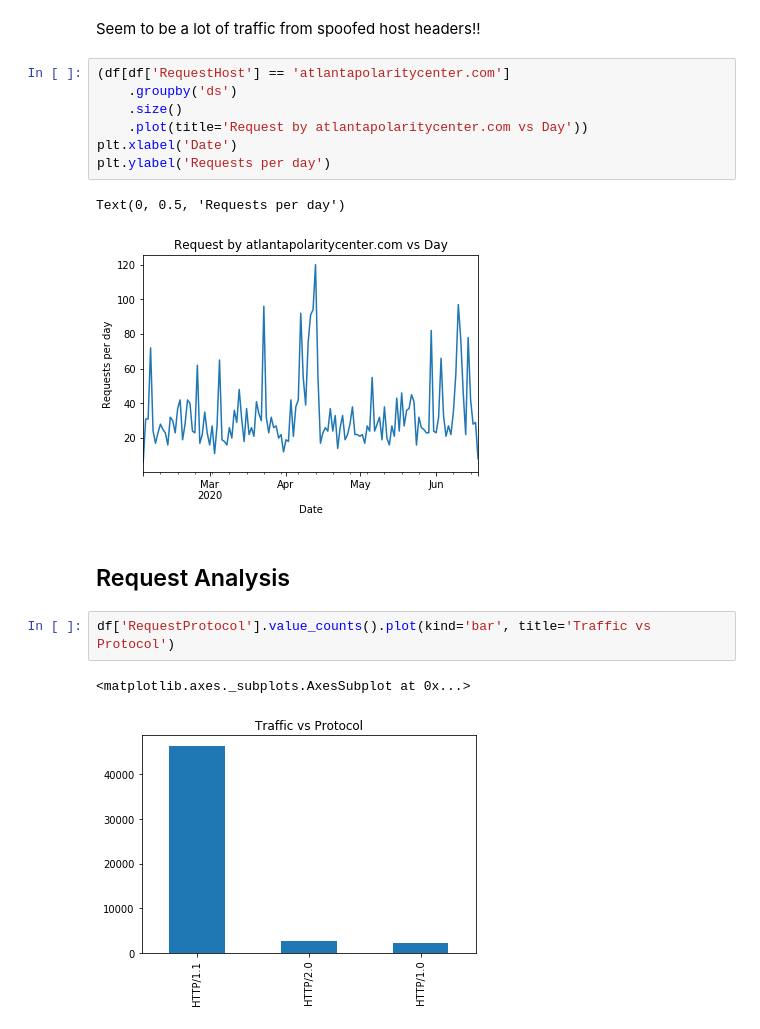
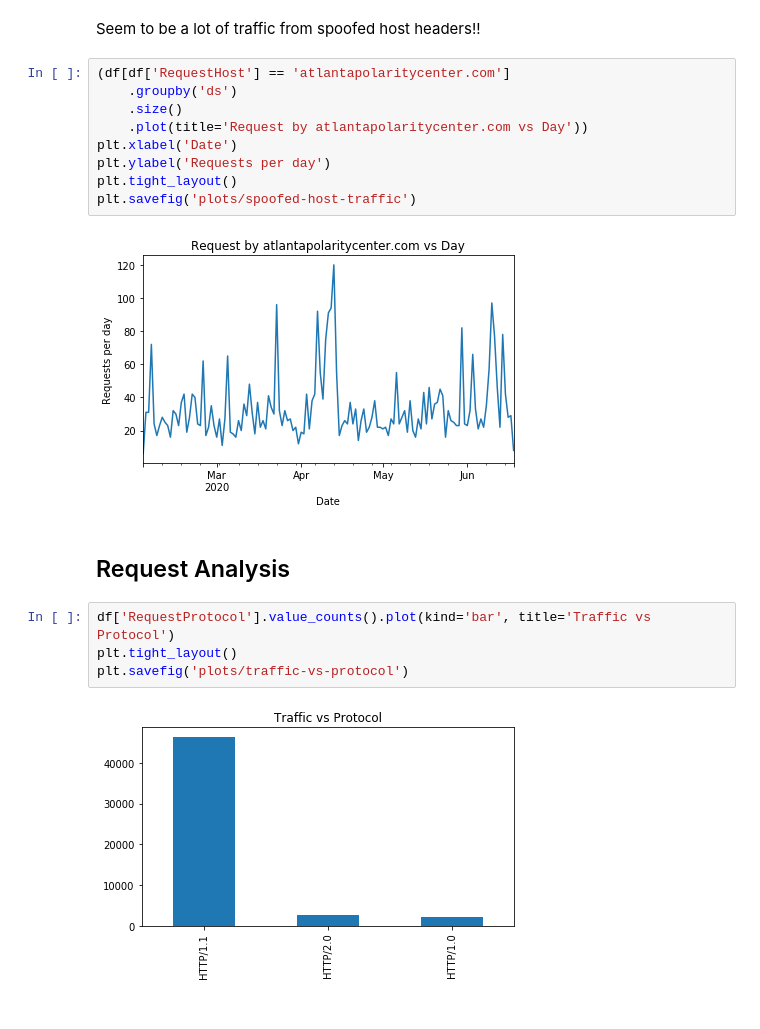
Before and after one commit to nicholascannon/webserver-logs-etl, a Jupyter notebook: Analysis.ipynb, the cells around one changed output. Saved outputs shown, nothing was run; the diff lists cells and outputs as text.

```diff
--- a/Analysis.ipynb
+++ b/Analysis.ipynb
@@ -127,19 +129,21 @@ Seem to be a lot of traffic from spoofed host headers!!
 # %%
 (df[df['RequestHost'] == 'atlantapolaritycenter.com']
     .groupby('ds')
     .size()
     .plot(title='Request by atlantapolaritycenter.com vs Day'))
 plt.xlabel('Date')
 plt.ylabel('Requests per day')
+plt.tight_layout()
+plt.savefig('plots/spoofed-host-traffic')
 # %% [output]
-Text(0, 0.5, 'Requests per day')
-[figure, old version]
+[figure, new version]
 # %% [markdown]
 ## Request Analysis
 # %%
 df['RequestProtocol'].value_counts().plot(kind='bar', title='Traffic vs Protocol')
+plt.tight_layout()
+plt.savefig('plots/traffic-vs-protocol')
 # %% [output]
-<matplotlib.axes._subplots.AxesSubplot at 0x...>
-[figure, old version]
+[figure, new version]
 # %%
 df['RequestMethod'].value_counts().plot(kind='bar', title='Traffic vs Method')
```
Also changed, not shown: parts of 5 cells of this notebook, 8 other files.
